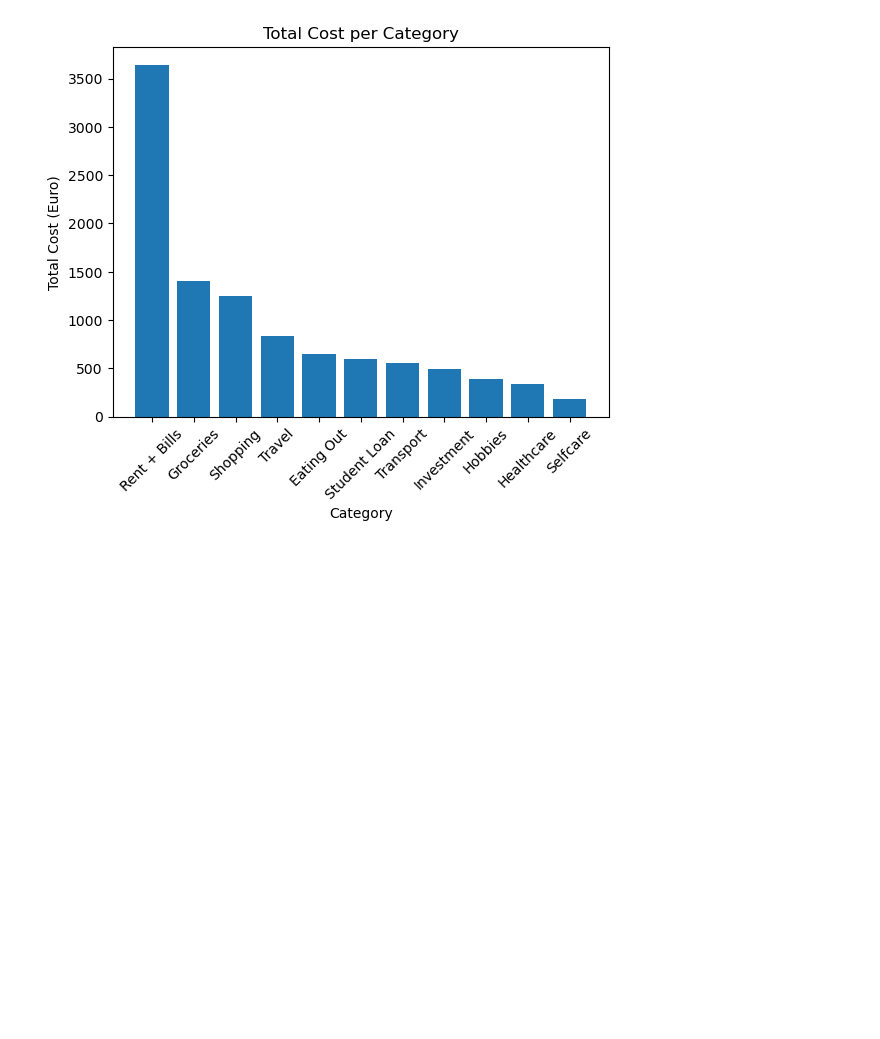
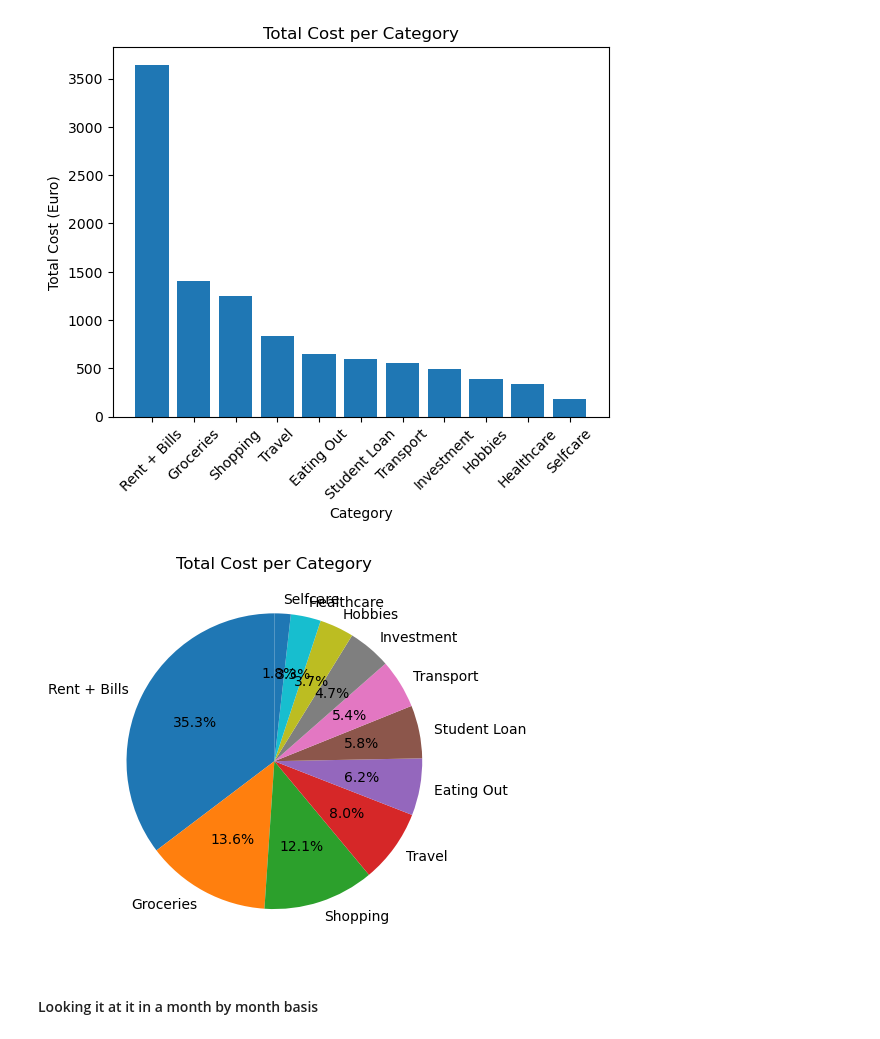
Before and after one commit to TechLabs-Berlin/wt23-sesame, a Jupyter notebook: notebooks/01 - Storytelling.ipynb, the cells around one changed output. Drawn from its saved outputs; the diff is of its cells as text; code cells hidden in the pictures; blank space fills up the shorter version.

```diff
--- a/notebooks/01 - Storytelling.ipynb
+++ b/notebooks/01 - Storytelling.ipynb
@@ -144,9 +144,9 @@ The dataframe has 324 rows and 4 columns.
 # %%
 # Built-in library to work with dates.
 from datetime import datetime
-# %%
-# Converting date column
-df01["Date"] = df01["Date"].apply(lambda val: datetime.strptime(val, "%d-%b-%Y"))
+# %%
+# Convert the 'Date' column to datetime
+df01['Date'] = pd.to_datetime(df01['Date'])
 # %%
 # Convert the 'cost' column to float
 df01['Cost'] = df01['Cost'].str.replace('€', '').astype(float)
@@ -216,3 +225,17 @@ plt.xticks(rotation=45)
 plt.show()
 # %% [output]
 [figure]
+# %%
+# Create a pie chart of the percentage of the total cost for each category
+fig, ax = plt.subplots()
+ax.pie(category_percentages, labels=category_costs.index, autopct='%1.1f%%', startangle=90)
+
+# Set the title
+ax.set_title('Total Cost per Category')
+
+# Show the plot
+plt.show()
+# %% [output]
+[figure, added]
+# %% [markdown]
+#### Looking it at it in a month by month basis
```
Also changed, not shown: parts of 3 cells of this notebook.
